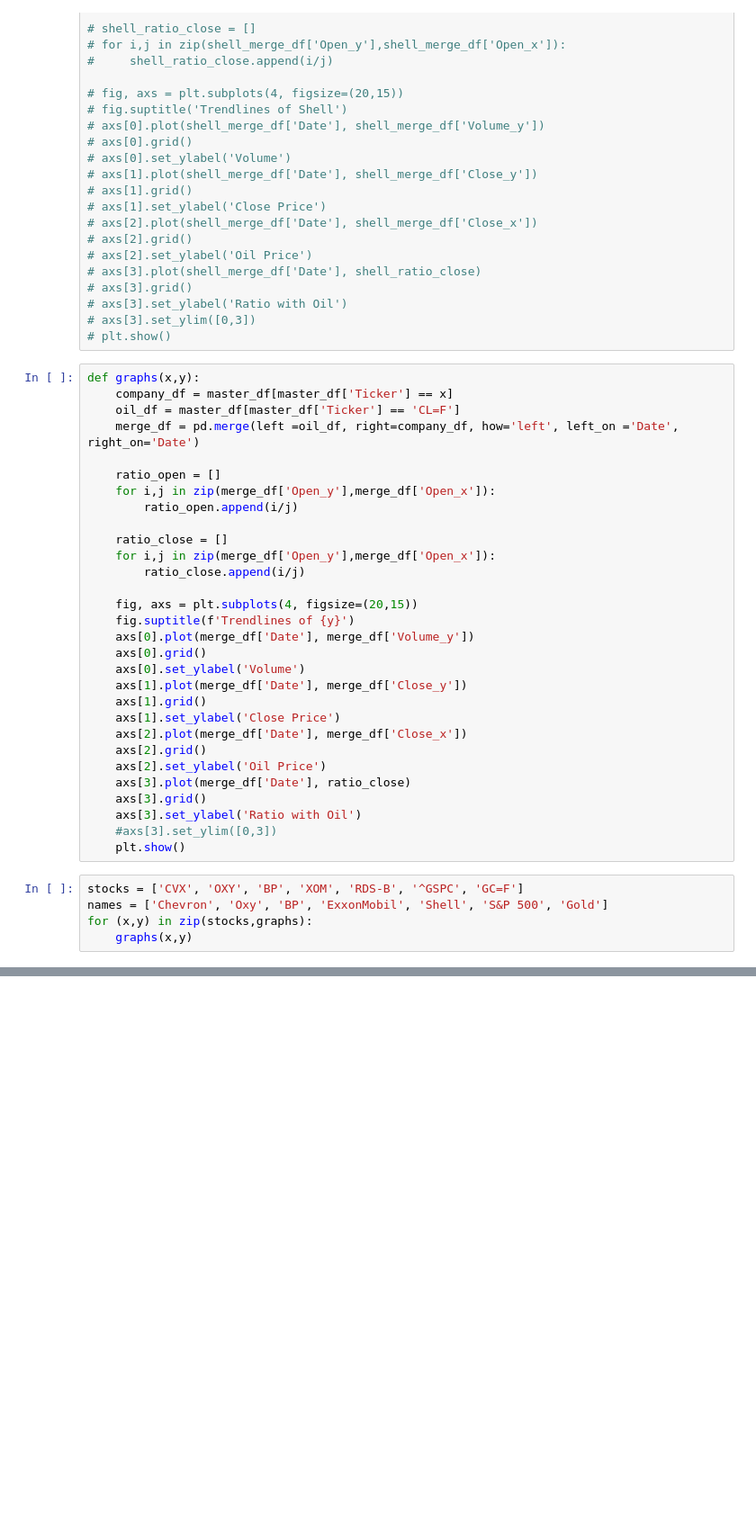
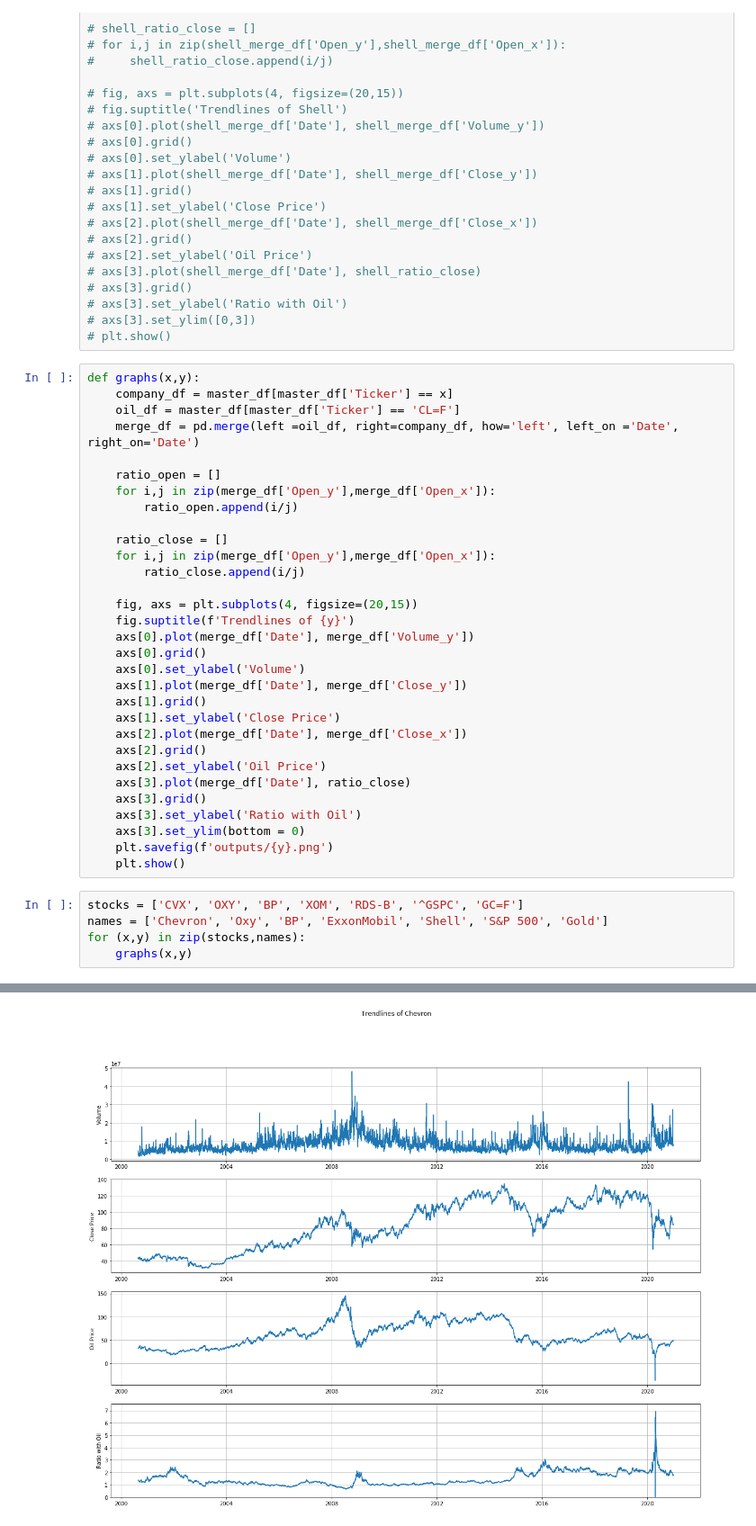
Before and after one commit to MikeT9/Project-1, a Jupyter notebook: oil_analysis_v3.ipynb, the cells around one changed output, grey strips where cells are left out. Shown at 90% size. Cells and saved outputs as stored; diff of their text form; blank space fills up the shorter version.

```diff
--- a/oil_analysis_v3.ipynb
+++ b/oil_analysis_v3.ipynb
@@ -231,11 +231,12 @@ def graphs(x,y):
     axs[3].plot(merge_df['Date'], ratio_close)
     axs[3].grid()
     axs[3].set_ylabel('Ratio with Oil')
-    #axs[3].set_ylim([0,3])
+    axs[3].set_ylim(bottom = 0)
+    plt.savefig(f'outputs/{y}.png')
     plt.show()
 # %%
 stocks = ['CVX', 'OXY', 'BP', 'XOM', 'RDS-B', '^GSPC', 'GC=F']
 names = ['Chevron', 'Oxy', 'BP', 'ExxonMobil', 'Shell', 'S&P 500', 'Gold']
-for (x,y) in zip(stocks,graphs):
+for (x,y) in zip(stocks,names):
     graphs(x,y)
 # %% [output]
@@ -242,0 +243 @@ TypeError: zip argument #2 must support iteration
+[figure, added]
```
Also changed, not shown: parts of 2 cells of this notebook.
